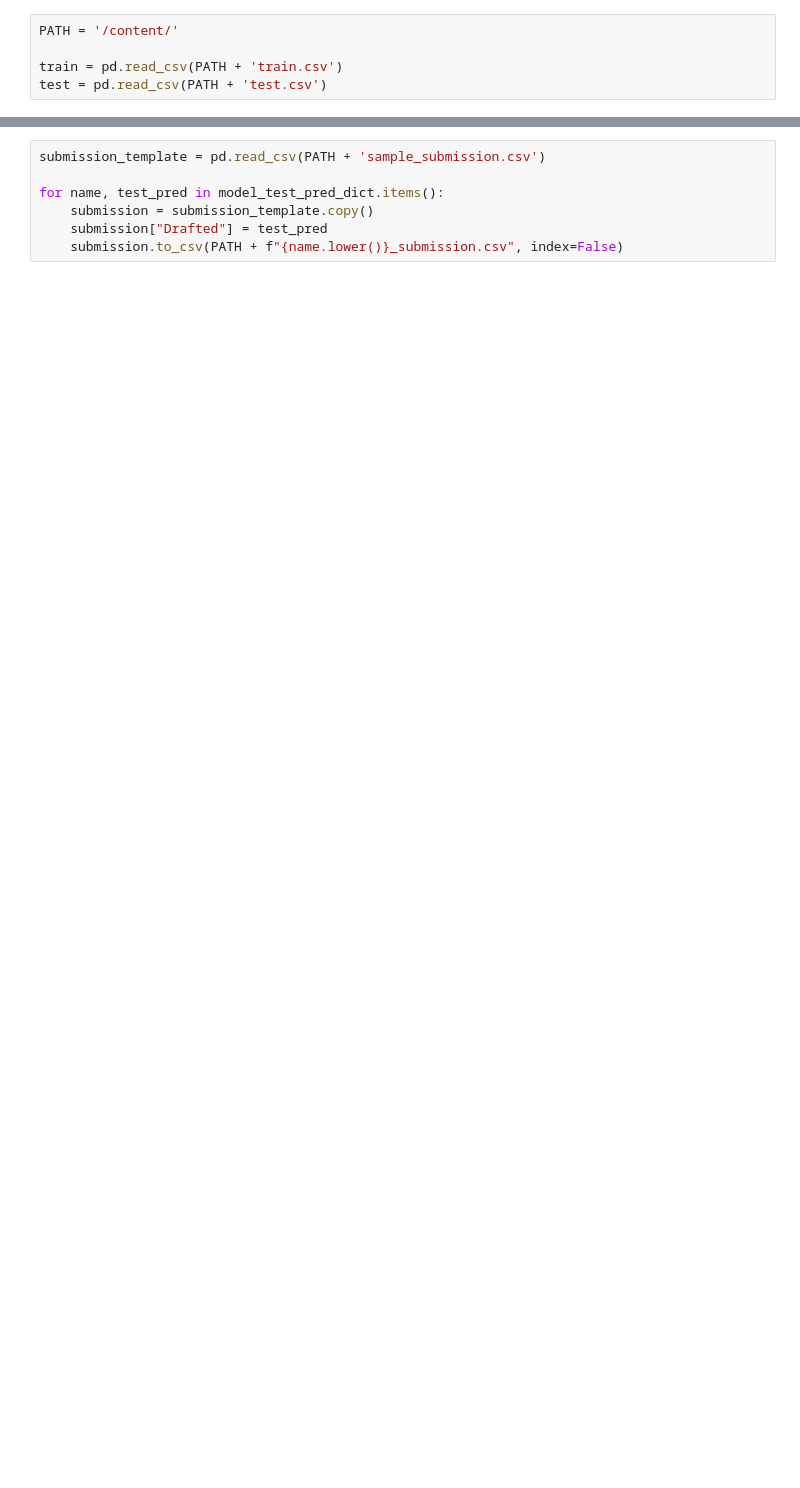
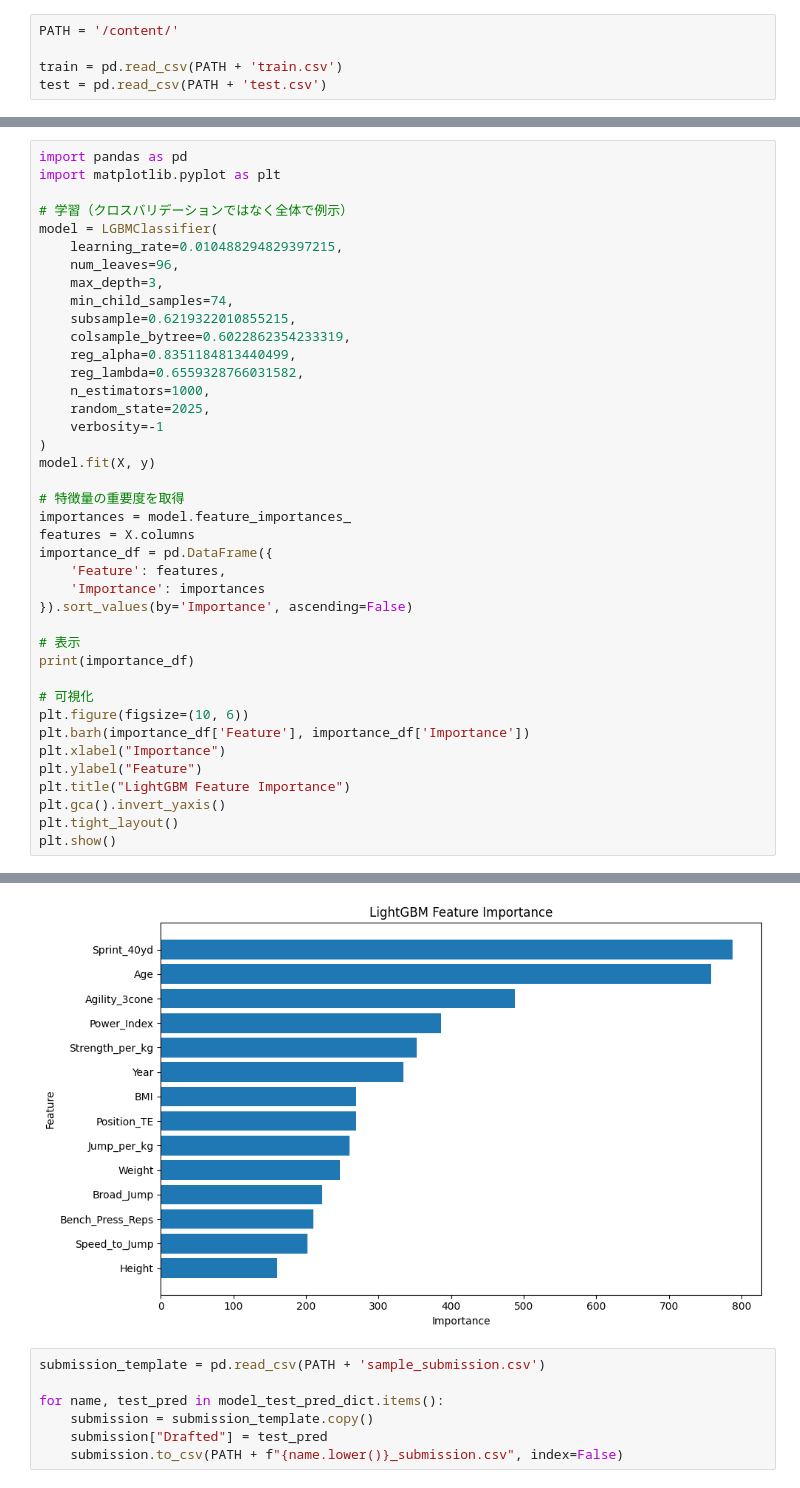
Before and after one commit to zaku2590/classGCI, a Jupyter notebook: comp2.ipynb, the cells around one changed output, grey strips where cells are left out. Cells and saved outputs as stored; diff of their text form; blank space fills up the shorter version.

```diff
--- a/comp2.ipynb
+++ b/comp2.ipynb
@@ -189,0 +201,41 @@ LightGBM: AUC = 0.833
+# %%
+import pandas as pd
+import matplotlib.pyplot as plt
+
+# 学習（クロスバリデーションではなく全体で例示）
+model = LGBMClassifier(
+    learning_rate=0.010488294829397215,
+    num_leaves=96,
+    max_depth=3,
+    min_child_samples=74,
+    subsample=0.6219322010855215,
+    colsample_bytree=0.6022862354233319,
+    reg_alpha=0.8351184813440499,
+    reg_lambda=0.6559328766031582,
+    n_estimators=1000,
+    random_state=2025,
+    verbosity=-1
+)
+model.fit(X, y)
+
+# 特徴量の重要度を取得
+importances = model.feature_importances_
+features = X.columns
+importance_df = pd.DataFrame({
+    'Feature': features,
+    'Importance': importances
+}).sort_values(by='Importance', ascending=False)
+
+# 表示
+print(importance_df)
+
+# 可視化
+plt.figure(figsize=(10, 6))
+plt.barh(importance_df['Feature'], importance_df['Importance'])
+plt.xlabel("Importance")
+plt.ylabel("Feature")
+plt.title("LightGBM Feature Importance")
+plt.gca().invert_yaxis()
+plt.tight_layout()
+plt.show()
+# %% [output]
@@ -190,3 +257,4 @@ LightGBM: AUC = 0.833
+[figure, added]
 # %%
 submission_template = pd.read_csv(PATH + 'sample_submission.csv')
 
```
Also changed, not shown: parts of 5 cells of this notebook.
